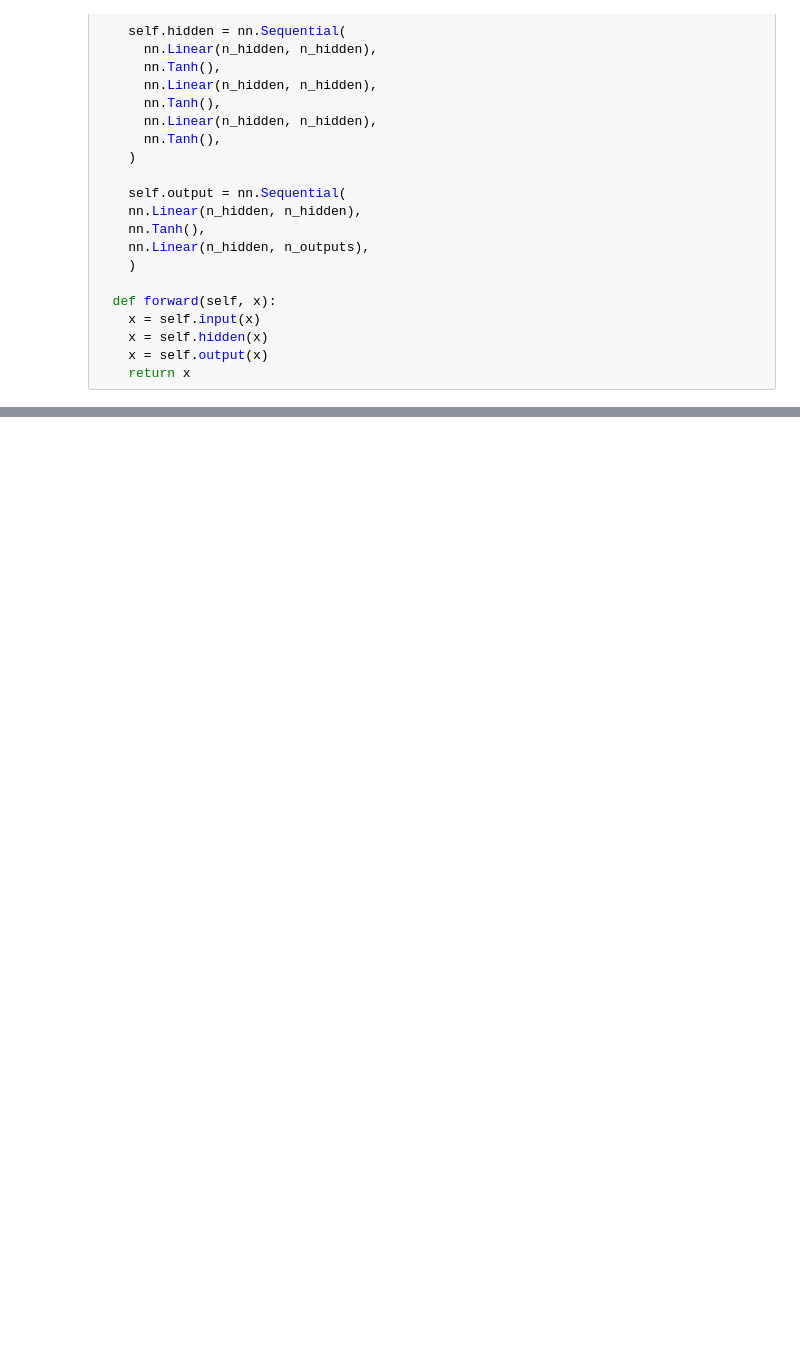
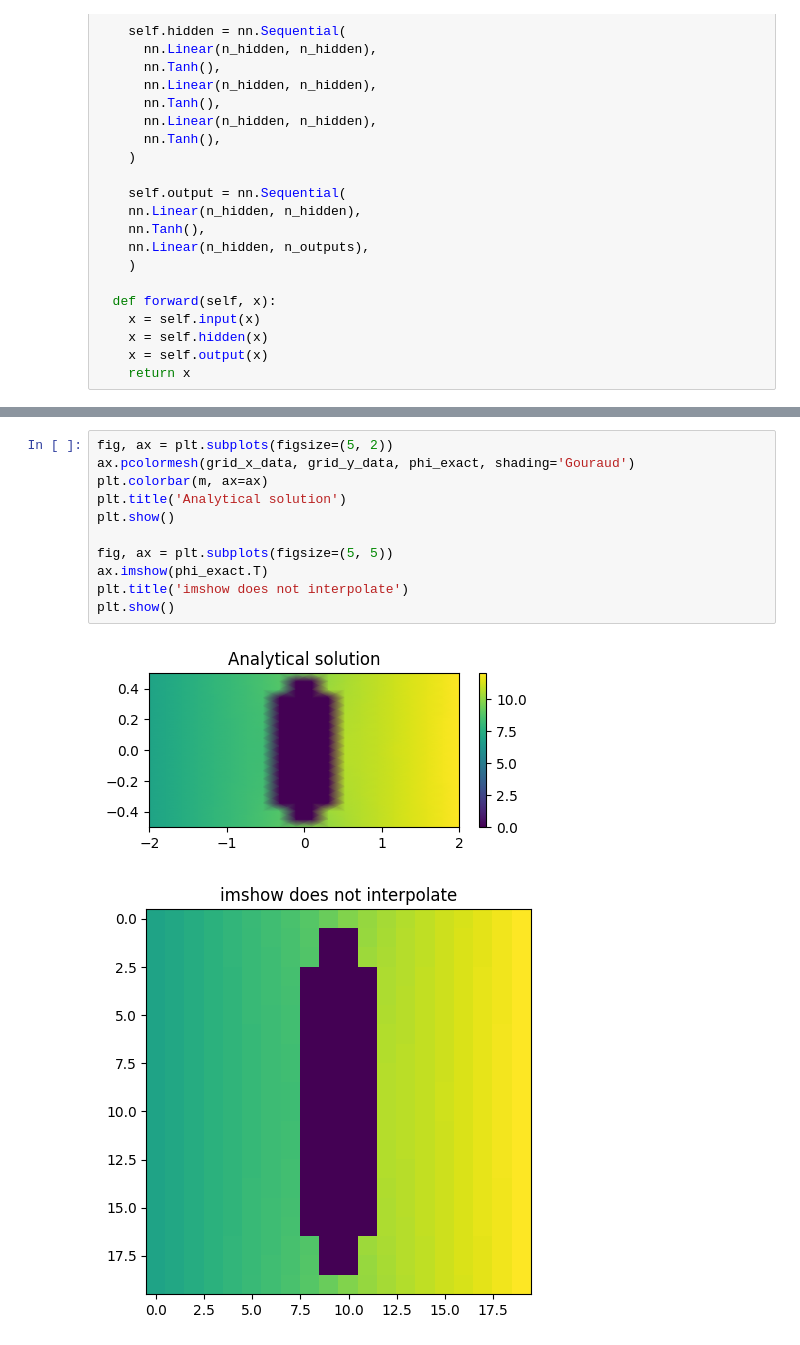
Before and after one commit to ahallback/DTU-PINN-project, a Jupyter notebook: 2D_Potential_Flow_Cylinder.ipynb, the cells around one changed output, grey strips where cells are left out. Saved outputs shown, nothing was run; the diff lists cells and outputs as text; blank space fills up the shorter version.

```diff
--- a/2D_Potential_Flow_Cylinder.ipynb
+++ b/2D_Potential_Flow_Cylinder.ipynb
@@ -268,0 +246,14 @@ KeyboardInterrupt: ignored
+# %%
+fig, ax = plt.subplots(figsize=(5, 2))
+ax.pcolormesh(grid_x_data, grid_y_data, phi_exact, shading='Gouraud')
+plt.colorbar(m, ax=ax)
+plt.title('Analytical solution')
+plt.show()
+
+fig, ax = plt.subplots(figsize=(5, 5))
+ax.imshow(phi_exact.T)
+plt.title('imshow does not interpolate')
+plt.show()
+# %% [output]
+[figure, added]
+[figure, added]
```
Also changed, not shown: parts of 3 cells of this notebook.
